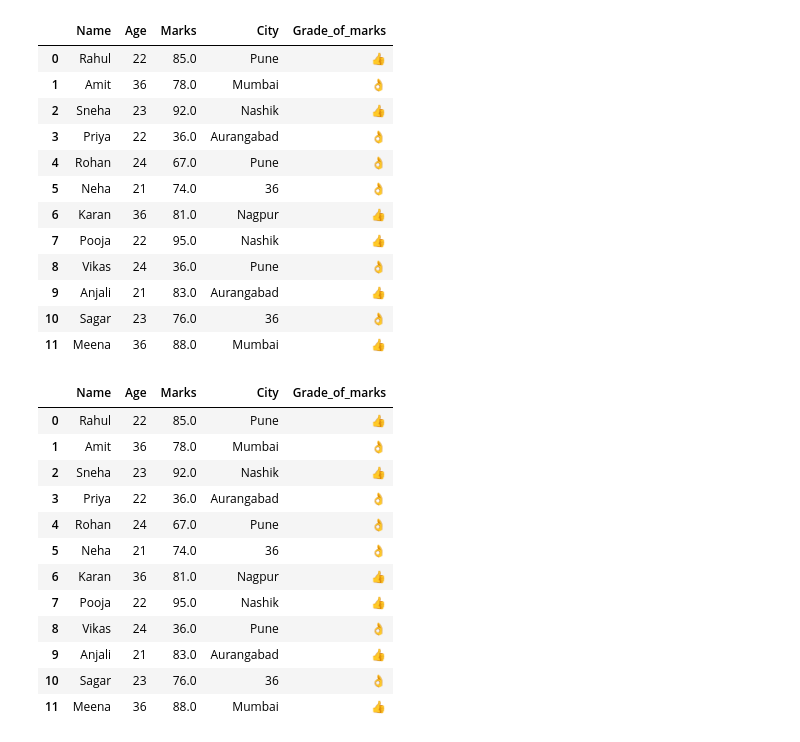
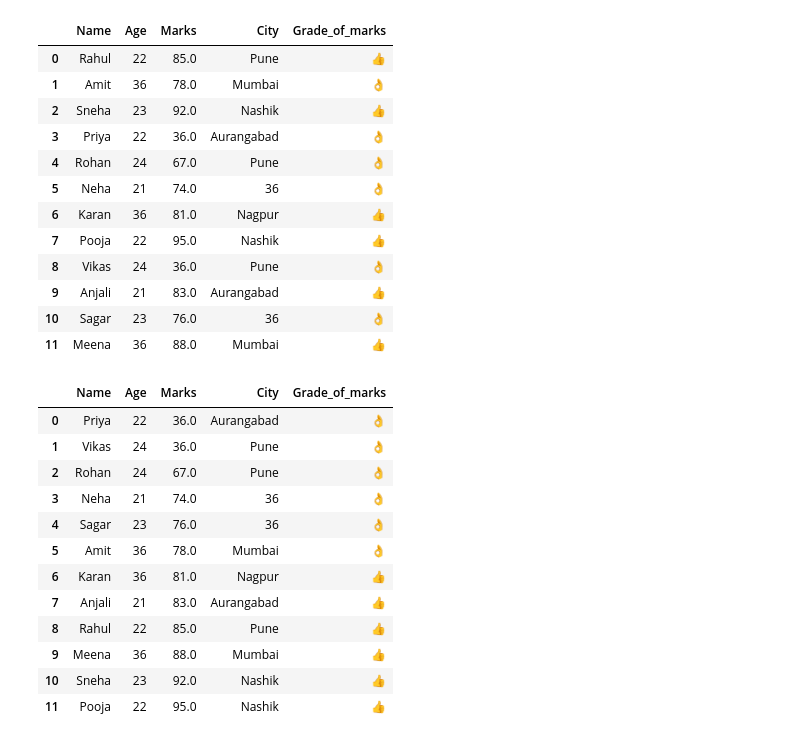
Before and after one commit to sumersingahire321/AIML_CODES, a Jupyter notebook: python_Labs/Panda.ipynb, the cells around one changed output. Cells and saved outputs as stored; diff of their text form; code cells hidden in the pictures.

Commit message:
Create a CSV File to Data modified

```diff
--- a/python_Labs/Panda.ipynb
+++ b/python_Labs/Panda.ipynb
@@ -356,18 +356,22 @@ sort_val.sort_index()# sort the Index
 | 10 | Sagar | 23 | 76.0 | 36 | 👌 |
 | 11 | Meena | 36 | 88.0 | Mumbai | 👍 |
 # %%
-df2
+df2 = df2.sort_values("Marks") # Short the Date on Marks
+df2 = df2.reset_index(drop=True) # Set the Data in indexc form
-# %% [output]
-|  | Name | Age | Marks | City | Grade_of_marks |
-| 0 | Rahul | 22 | 85.0 | Pune | 👍 |
-| 1 | Amit | 36 | 78.0 | Mumbai | 👌 |
-| 2 | Sneha | 23 | 92.0 | Nashik | 👍 |
-| 3 | Priya | 22 | 36.0 | Aurangabad | 👌 |
-| 4 | Rohan | 24 | 67.0 | Pune | 👌 |
-| 5 | Neha | 21 | 74.0 | 36 | 👌 |
-| 6 | Karan | 36 | 81.0 | Nagpur | 👍 |
-| 7 | Pooja | 22 | 95.0 | Nashik | 👍 |
-| 8 | Vikas | 24 | 36.0 | Pune | 👌 |
-| 9 | Anjali | 21 | 83.0 | Aurangabad | 👍 |
-| 10 | Sagar | 23 | 76.0 | 36 | 👌 |
-| 11 | Meena | 36 | 88.0 | Mumbai | 👍 |
+# %%
+
+df2.to_csv("short
+# %% [output]
+|  | Name | Age | Marks | City | Grade_of_marks |
+| 0 | Priya | 22 | 36.0 | Aurangabad | 👌 |
+| 1 | Vikas | 24 | 36.0 | Pune | 👌 |
+| 2 | Rohan | 24 | 67.0 | Pune | 👌 |
+| 3 | Neha | 21 | 74.0 | 36 | 👌 |
+| 4 | Sagar | 23 | 76.0 | 36 | 👌 |
+| 5 | Amit | 36 | 78.0 | Mumbai | 👌 |
+| 6 | Karan | 36 | 81.0 | Nagpur | 👍 |
+| 7 | Anjali | 21 | 83.0 | Aurangabad | 👍 |
+| 8 | Rahul | 22 | 85.0 | Pune | 👍 |
+| 9 | Meena | 36 | 88.0 | Mumbai | 👍 |
+| 10 | Sneha | 23 | 92.0 | Nashik | 👍 |
+| 11 | Pooja | 22 | 95.0 | Nashik | 👍 |
```
Also changed, not shown: 1 other file.
